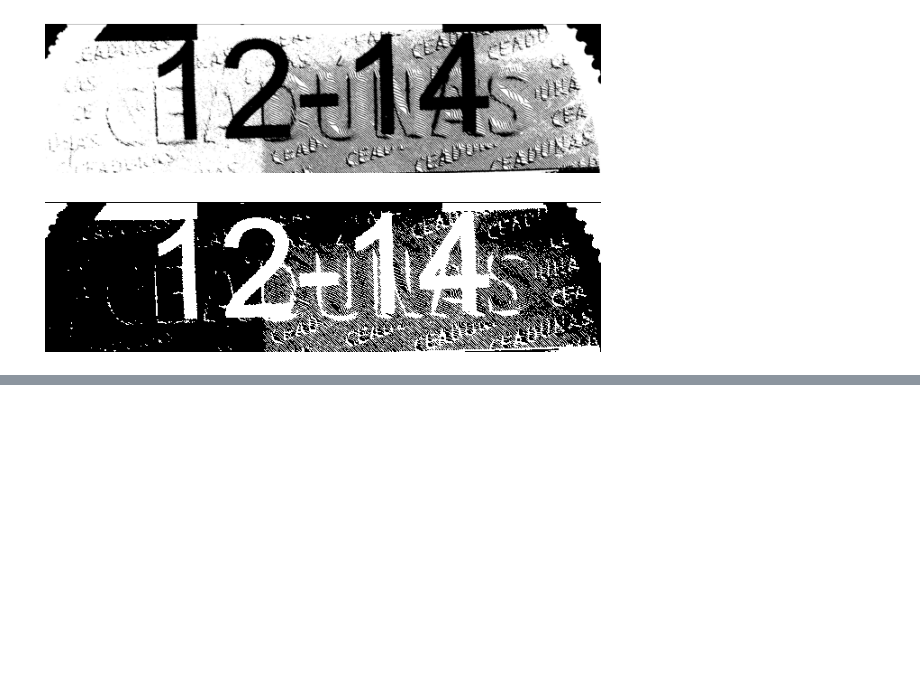
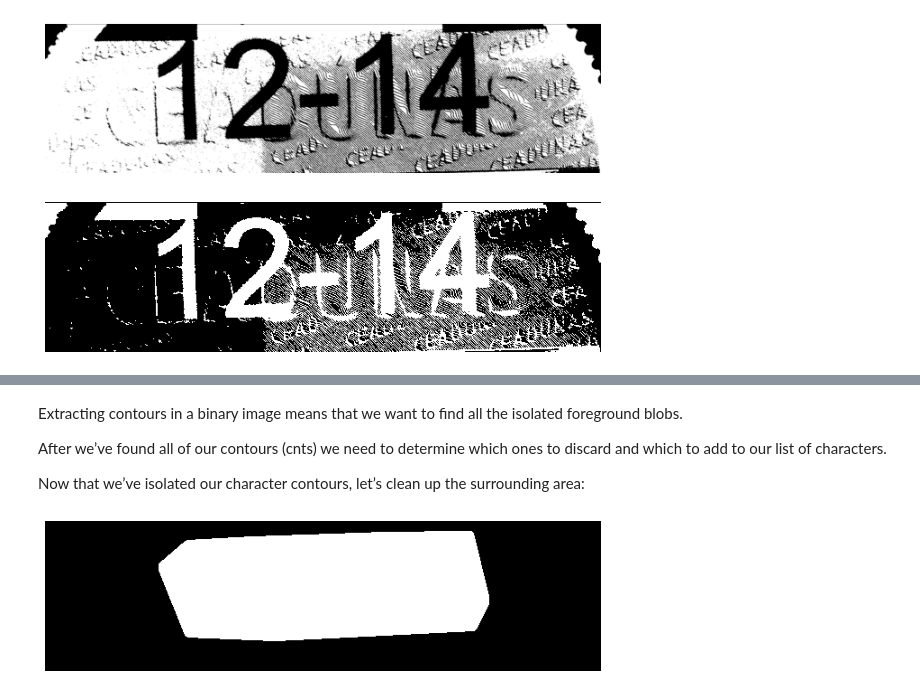
Before and after one commit to rahiakela/computer-vision-research-and-practice, a Jupyter notebook: opencv-projects-and-guide/ocr-with-opencv-and-tesseract/08_improving_ocr_with_image_processing.ipynb, the cells around one changed output, grey strips where cells are left out. Cells and saved outputs as stored; diff of their text form; code cells hidden in the pictures; blank space fills up the shorter version.

```diff
--- a/opencv-projects-and-guide/ocr-with-opencv-and-tesseract/08_improving_ocr_with_image_processing.ipynb
+++ b/opencv-projects-and-guide/ocr-with-opencv-and-tesseract/08_improving_ocr_with_image_processing.ipynb
@@ -126,0 +193,35 @@ img_display(thresh)
+# %%
+# find contours in the opening image
+cnts = cv2.findContours(opening.copy(), cv2.RETR_EXTERNAL, cv2.CHAIN_APPROX_SIMPLE)
+cnts = grab_contours(cnts)
+
+chars = []
+# loop over the contours
+for c in cnts:
+  # compute the bounding box of the contour
+  (x, y, w, h) = cv2.boundingRect(c)
+  # check if contour is at least 35px wide and 100px tall
+  if w >= 35 and h >= 100:
+    chars.append(c)
+# %% [markdown]
+Extracting contours in a binary image means that we want to find all the isolated foreground
+blobs.
+
+After we’ve found all of our contours (cnts) we need to determine which ones to discard and
+which to add to our list of characters.
+
+Now that we’ve isolated our character contours, let’s clean up the surrounding area:
+# %%
+# compute the convex hull of the characters that will enclose all of the digits
+chars = np.vstack([chars[i] for i in range(0, len(chars))])
+hull = cv2.convexHull(chars)
+
+# allocate memory for the convex hull mask, draw the convex hull on the image, and then enlarge it via a dilation
+mask = np.zeros(image.shape[:2], dtype="uint8")
+cv2.drawContours(mask, [hull], -1, 255, -1)
+# Enlarge (dilate) the mask
+mask = cv2.dilate(mask, None, iterations=2)
+
+img_display(mask)
+# %% [output]
+[figure, added]
```
Also changed, not shown: parts of 13 cells of this notebook.
